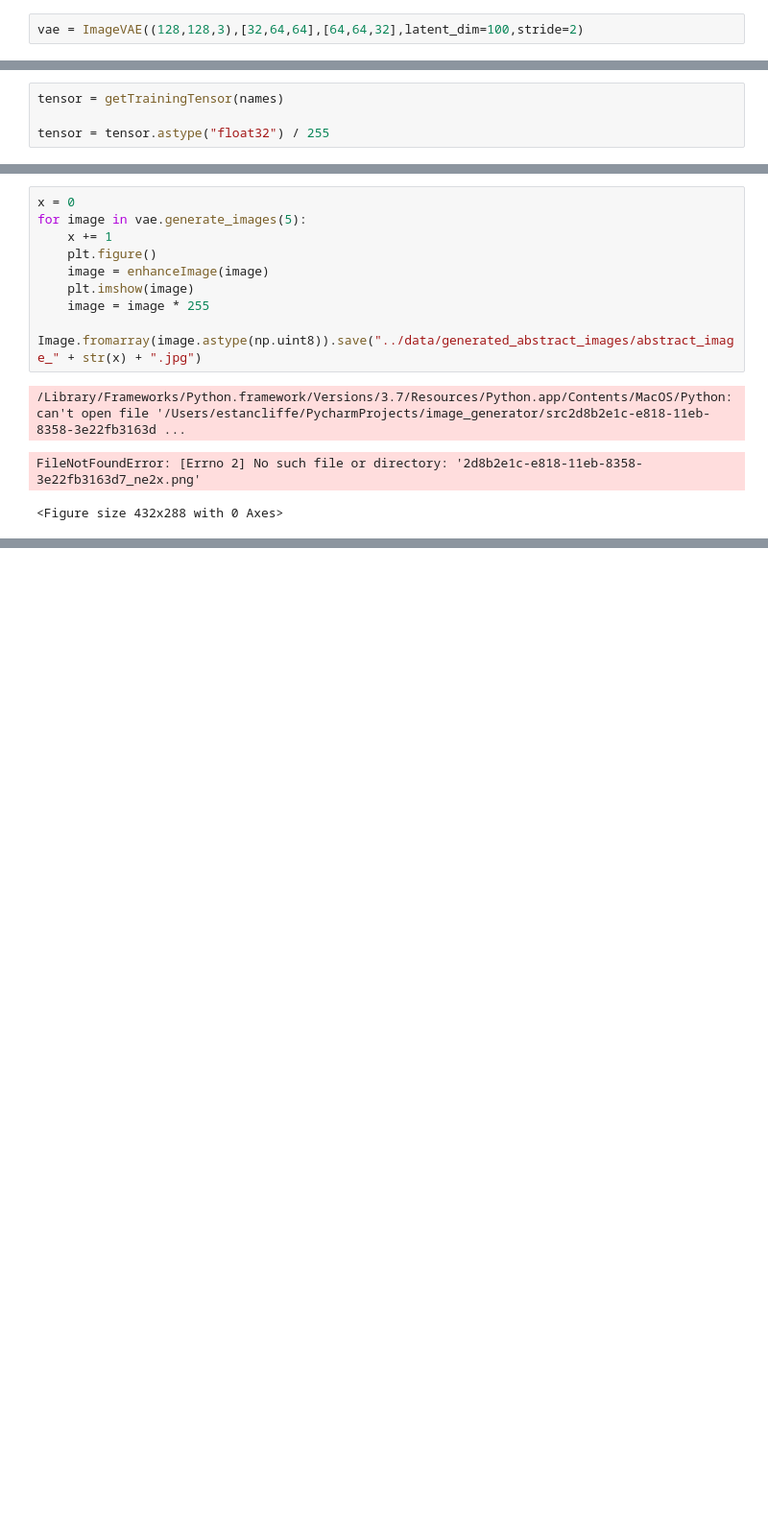
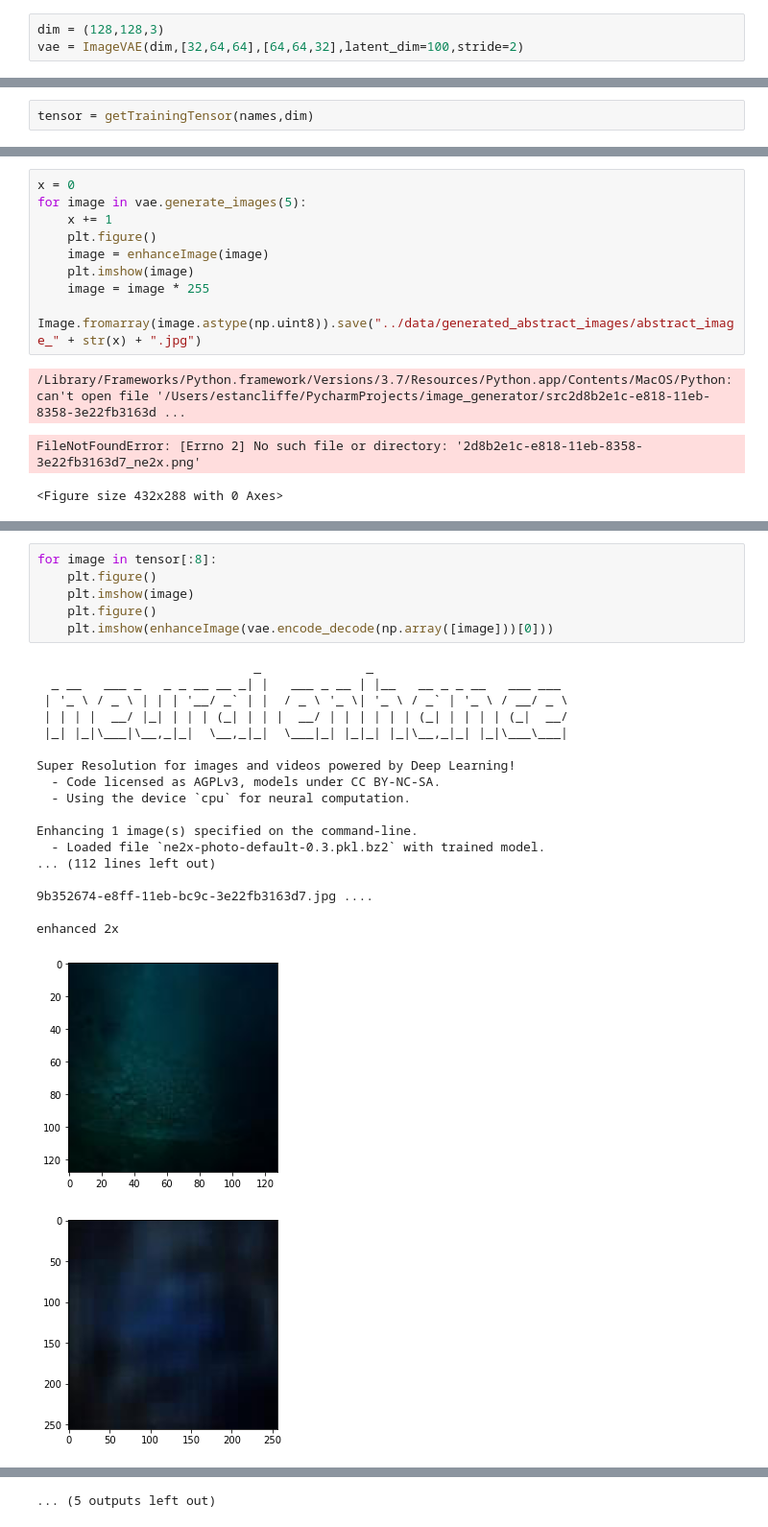
Before and after one commit to e-stan/image_generator, a Jupyter notebook: notebooks/generate_images.ipynb, the cells around one changed output, grey strips where cells are left out. Shown: that part at 96% size. Cells and saved outputs as stored; diff of their text form; blank space fills up the shorter version.

```diff
--- a/notebooks/generate_images.ipynb
+++ b/notebooks/generate_images.ipynb
@@ -4,5 +4,6 @@ from dataset_helper import *
 import os
 import matplotlib.pyplot as plt
 # %%
-vae = ImageVAE((128,128,3),[32,64,64],[64,64,32],latent_dim=100,stride=2)
+dim = (128,128,3)
+vae = ImageVAE(dim,[32,64,64],[64,64,32],latent_dim=100,stride=2)
 # %% [output]
@@ -32,9 +33,7 @@ vae.load_weights("../models/abstract_vae_100_2")
 # %%
 names = ["../data/abstract_images/" + x for x in os.listdir("../data/abstract_images/") if ".jpg" in x]
 # %%
-tensor = getTrainingTensor(names)
-
-tensor = tensor.astype("float32") / 255
+tensor = getTrainingTensor(names,dim)
 # %%
 vae.fit_image_generator(tensor)
 # %% [output]
@@ -69,0 +54,26 @@ FileNotFoundError: [Errno 2] No such file or directory: '2d8b2e1c-e818-11eb-8358
+# %%
+for image in tensor[:8]:
+    plt.figure()
+    plt.imshow(image)
+    plt.figure()
+    plt.imshow(enhanceImage(vae.encode_decode(np.array([image]))[0]))
+# %% [output]
+                             _              _
+  _ __   ___ _   _ _ __ __ _| |   ___ _ __ | |__   __ _ _ __   ___ ___
+ | '_ \ / _ \ | | | '__/ _` | |  / _ \ '_ \| '_ \ / _` | '_ \ / __/ _ \
+ | | | |  __/ |_| | | | (_| | | |  __/ | | | | | | (_| | | | | (_|  __/
+ |_| |_|\___|\__,_|_|  \__,_|_|  \___|_| |_|_| |_|\__,_|_| |_|\___\___|
+
+Super Resolution for images and videos powered by Deep Learning!
+  - Code licensed as AGPLv3, models under CC BY-NC-SA.
+  - Using the device `cpu` for neural computation.
+
+Enhancing 1 image(s) specified on the command-line.
+  - Loaded file `ne2x-photo-default-0.3.pkl.bz2` with trained model.
+... (112 lines left out)
+
+9b352674-e8ff-11eb-bc9c-3e22fb3163d7.jpg ....
+
+enhanced 2x
+[figure, added]
+[figure, added]
@@ -69,0 +89 @@ FileNotFoundError: [Errno 2] No such file or directory: '2d8b2e1c-e818-11eb-8358
+... (5 outputs left out)
```
Also changed, not shown: parts of 5 cells of this notebook, 6 other files.
